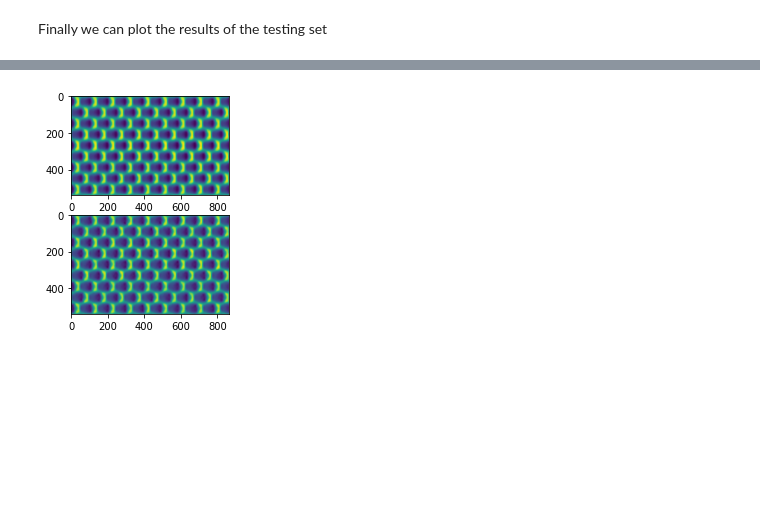
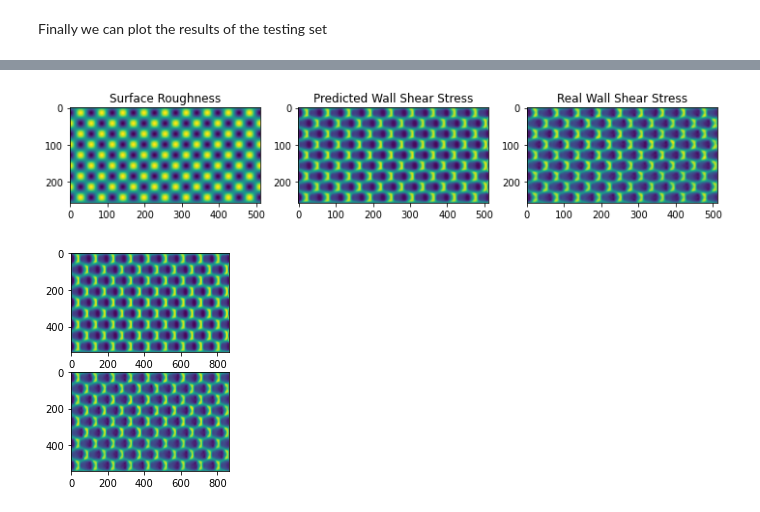
Before and after one commit to Chr1sC0de/TurbulentEggCartonPrediction, a Jupyter notebook: 04_putting_it_all_together.ipynb, the cells around one changed output, grey strips where cells are left out. Saved outputs shown, nothing was run; the diff lists cells and outputs as text; code cells hidden in the pictures; blank space fills up the shorter version.

```diff
--- a/04_putting_it_all_together.ipynb
+++ b/04_putting_it_all_together.ipynb
@@ -109,3 +100,18 @@ current loss: 2.339
+# %%
+plt.rcParams['figure.figsize'] = [24, 12]
+# now plot our prediction for the single testing example
+f, ax = plt.subplots(1, 3)
+ax[0].imshow(x[0][0].cpu().detach().numpy())
+ax[0].set_title("Surface Roughness")
+# plot the prediction
+ax[1].imshow(y_pred[0][0].cpu().detach().numpy())
+ax[1].set_title("Predicted Wall Shear Stress")
+# plot the ground truth
+ax[2].imshow(y[0][0].cpu().detach().numpy())
+ax[2].set_title("Real Wall Shear Stress")
+plt.show()
+# %% [output]
+[figure, added]
 # %%
 # resize the data to the original size and unscale
 upsizer = partial(torch.nn.functional.interpolate, align_corners=True,
```
Also changed, not shown: parts of 3 cells of this notebook, 3 other files.
